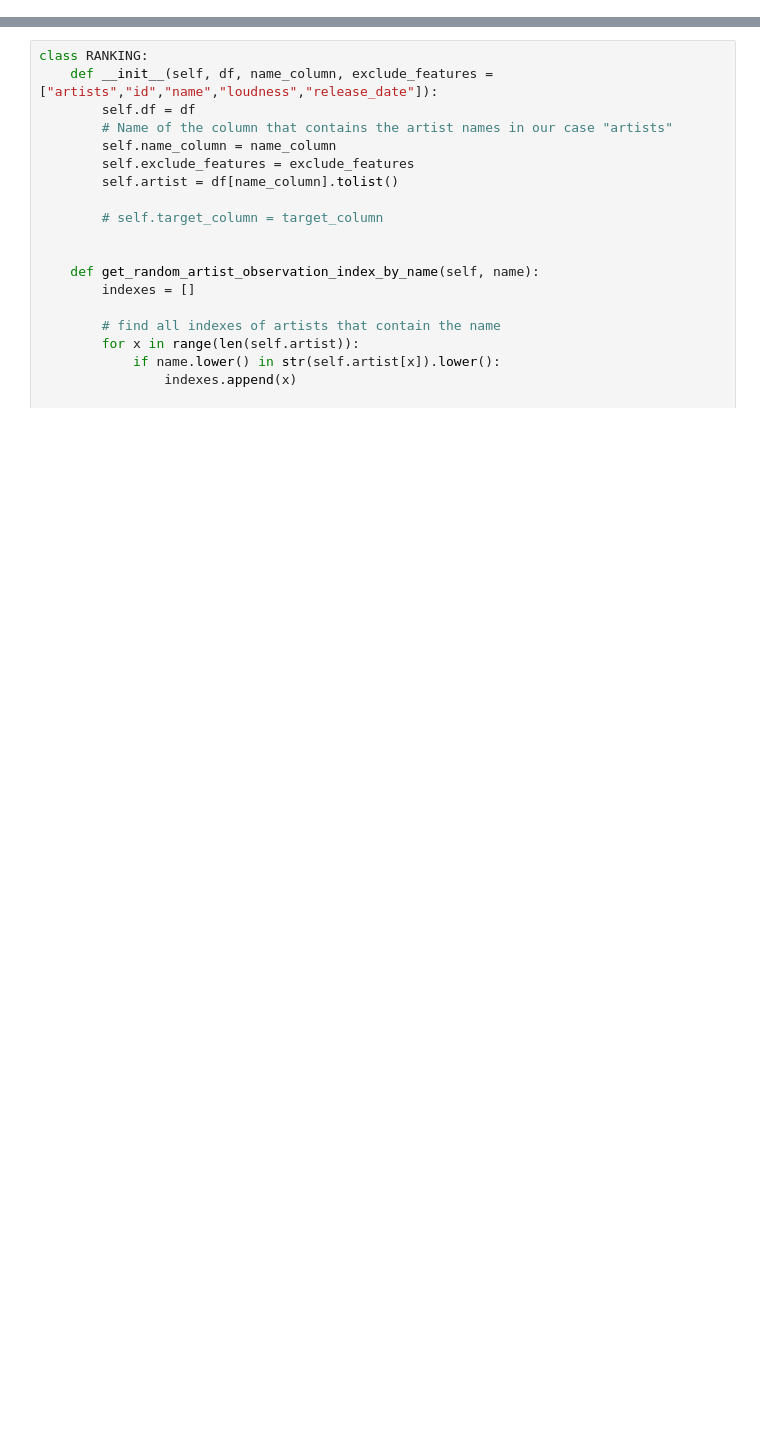
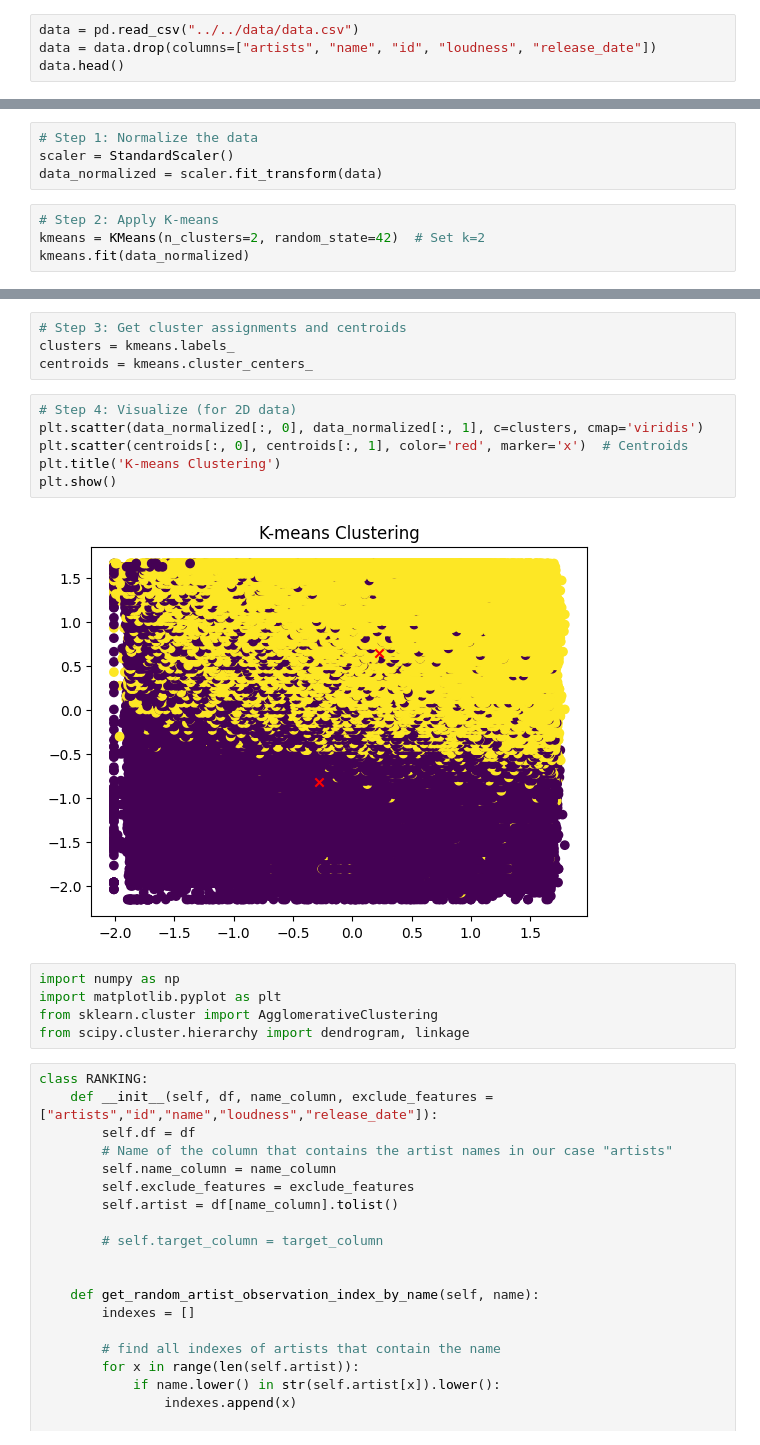
Before and after one commit to Ph-uad/pcpv2, a Jupyter notebook: sandbox/sand_Tester.ipynb, the cells around one changed output, grey strips where cells are left out. Drawn from its saved outputs; the diff is of its cells as text; blank space fills up the shorter version.

```diff
--- a/sandbox/sand_Tester.ipynb
+++ b/sandbox/sand_Tester.ipynb
@@ -6,0 +16,4 @@ from scipy.sparse import csr_matrix
+# %%
+data = pd.read_csv("../../data/data.csv")
+data = data.drop(columns=["artists", "name", "id", "loudness", "release_date"])
+data.head()
@@ -6,0 +29,8 @@ from scipy.sparse import csr_matrix
+# %%
+# Step 1: Normalize the data
+scaler = StandardScaler()
+data_normalized = scaler.fit_transform(data)
+# %%
+# Step 2: Apply K-means
+kmeans = KMeans(n_clusters=2, random_state=42)  # Set k=2
+kmeans.fit(data_normalized)
@@ -7,3 +57,20 @@ from scipy.sparse import csr_matrix
+# %%
+# Step 3: Get cluster assignments and centroids
+clusters = kmeans.labels_
+centroids = kmeans.cluster_centers_
+# %%
+# Step 4: Visualize (for 2D data)
+plt.scatter(data_normalized[:, 0], data_normalized[:, 1], c=clusters, cmap='viridis')
+plt.scatter(centroids[:, 0], centroids[:, 1], color='red', marker='x')  # Centroids
+plt.title('K-means Clustering')
+plt.show()
+# %% [output]
+[figure, added]
+# %%
+import numpy as np
+import matplotlib.pyplot as plt
+from sklearn.cluster import AgglomerativeClustering
+from scipy.cluster.hierarchy import dendrogram, linkage
 # %%
 class RANKING:
     def __init__(self, df, name_column, exclude_features = ["artists","id","name","loudness","release_date"]):
```
Also changed, not shown: parts of 12 cells of this notebook, 4 other files.
